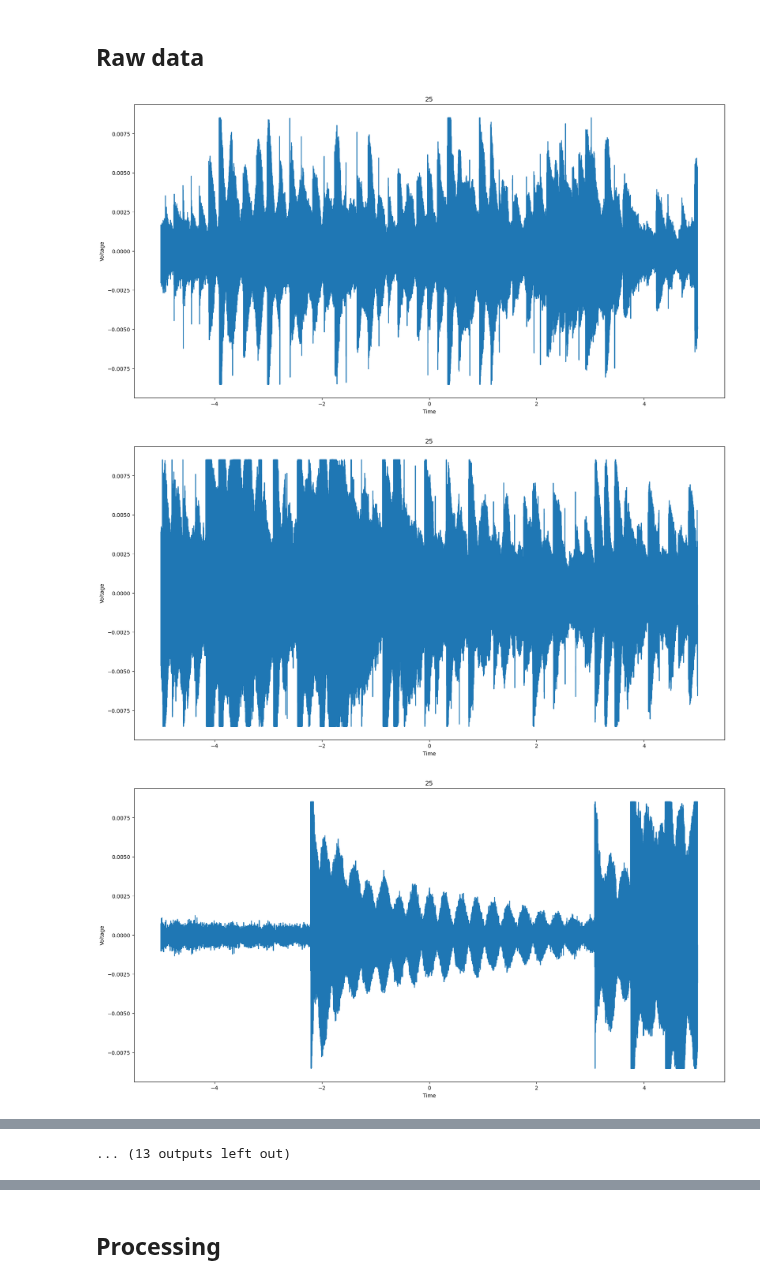
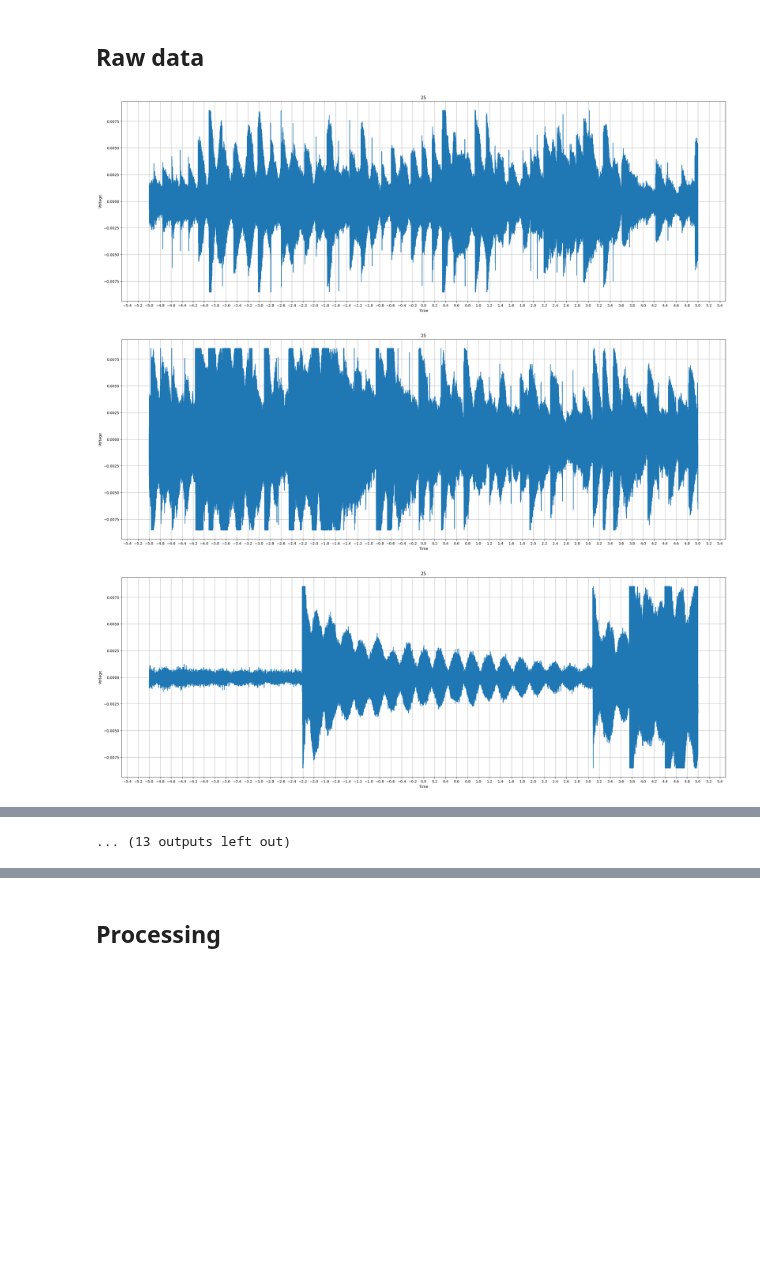
Before and after one commit to Tetras49/OP, a Jupyter notebook: OP1_firstcourste_Labjournal.ipynb, the cells around one changed output, grey strips where cells are left out. Cells and saved outputs as stored; diff of their text form; code cells hidden in the pictures; blank space fills up the shorter version.

```diff
--- a/OP1_firstcourste_Labjournal.ipynb
+++ b/OP1_firstcourste_Labjournal.ipynb
@@ -453,6 +453,8 @@ The warmte van the wire ga ook expand in the nanometer
 ## Raw data
 # %%
 # Graph of raw data
+from matplotlib.ticker import MultipleLocator
+
 files = [
     (25, "Metingen_temperaturen_2/2.25.csv"),
     (25, "Metingen_temperaturen_2/2.25_2.csv"),
@@ -466,34 +468,39 @@ files = [
     (35, "Metingen_temperaturen_2/2.35_3.csv"),
     (42, "Metingen_temperaturen_2/2.42.csv"),
     (42, "Metingen_temperaturen_2/2.42_2.csv"),
     (42, "Metingen_temperaturen_2/2.42_3.csv"),
     (48, "Metingen_temperaturen_2/2.48.csv"),
     (48, "Metingen_temperaturen_2/2.48_2.csv"),
     (48, "Metingen_temperaturen_2/2.48_3.csv"),
     (51, "Metingen_temperaturen_2/2.51.csv"),
     (51, "Metingen_temperaturen_2/2.51_2.csv"),
     (51, "Metingen_temperaturen_2/2.51_2.csv"),
     (57, "Metingen_temperaturen_2/2.57.csv"),
     (57, "Metingen_temperaturen_2/2.57_2.csv"),
     (75, "Metingen_temperaturen_2/2.75.csv"),
     (75, "Metingen_temperaturen_2/2.75_2.csv"),
     (75, "Metingen_temperaturen_2/2.75_3.csv"),
     (100, "Metingen_temperaturen_2/2.100.csv")
 ]
 
 for temperature, filename in files:
     df = pd.read_csv(filename, skiprows=12, names=["Time", "Voltage"])
     time = df["Time"].to_numpy()
     voltage = df["Voltage"].to_numpy()
     f = plt.figure()
-    f.set_figwidth(20)
+    f.set_figwidth(30)
     f.set_figheight(10)
     plt.title(temperature)
     plt.plot(time, voltage)
     plt.xlabel('Time')
     plt.ylabel('Voltage')
+    ax = plt.gca()   # get current axes
+
+    ax.xaxis.set_major_locator(MultipleLocator(0.2))
+
+    plt.grid()
     plt.show()
 # %% [output]
-[figure, old version]
+[figure, new version]
-[figure, old version]
+[figure, new version]
-[figure, old version]
+[figure, new version]
```
Also changed, not shown: parts of 8 cells of this notebook.
